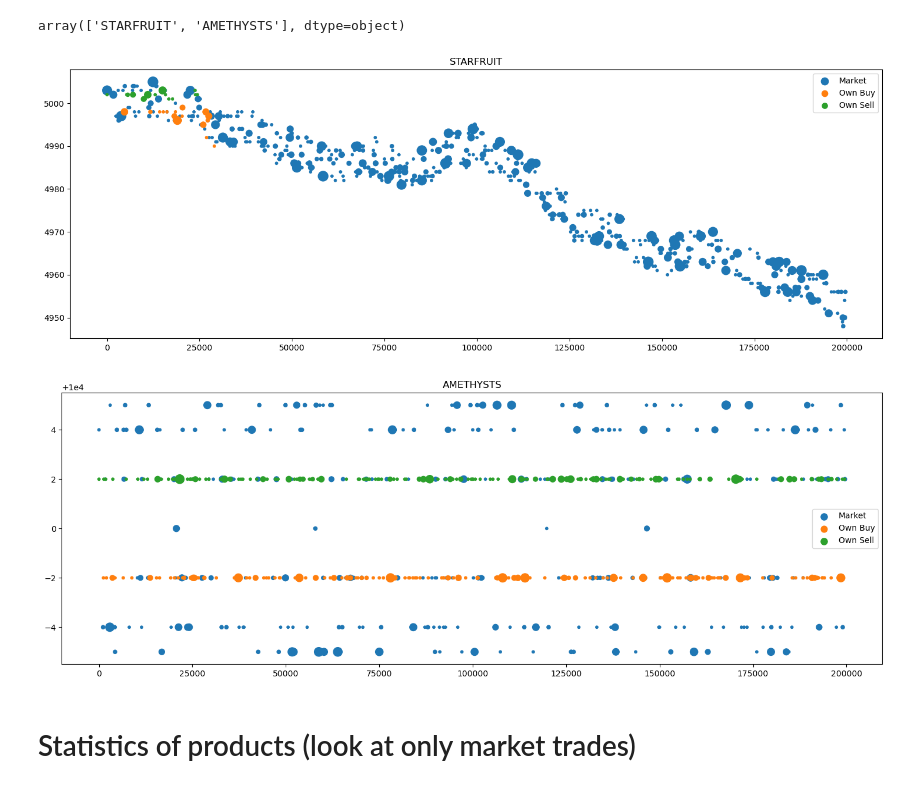
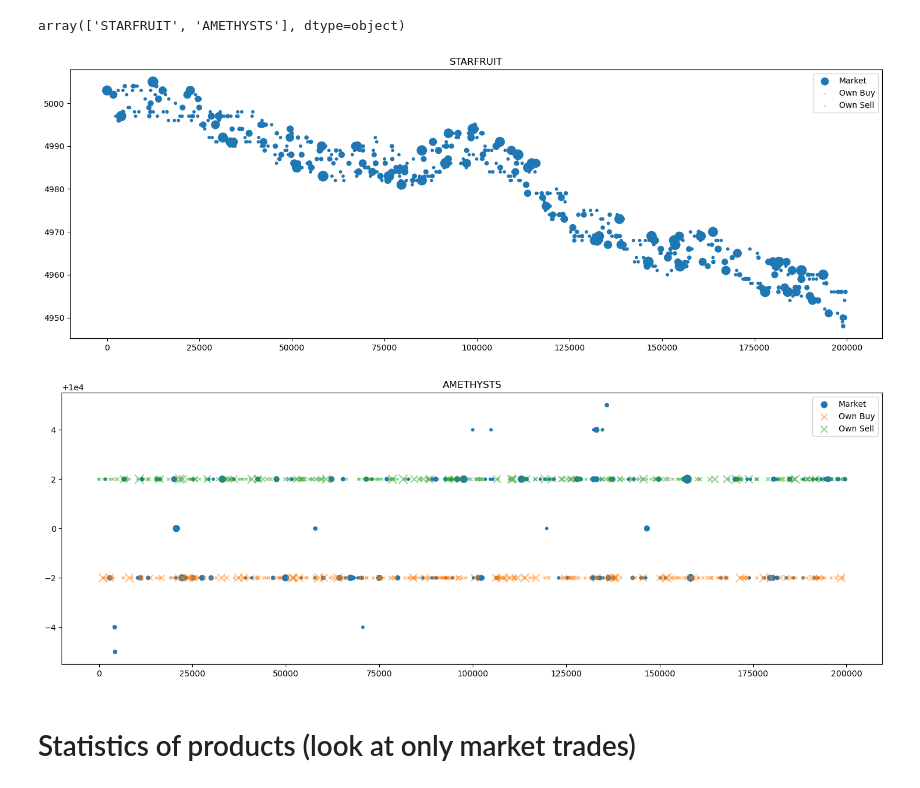
Before and after one commit to Meilism/IMC-Prosperity-Trading-Challenge, a Jupyter notebook: analysis_jm.ipynb, the cells around one changed output. Drawn from its saved outputs; the diff is of its cells as text; code cells hidden in the pictures.

```diff
--- a/analysis_jm.ipynb
+++ b/analysis_jm.ipynb
@@ -4,7 +4,7 @@
 import pandas as pd
 from matplotlib import pyplot as plt
 # %%
-log_file = 'data/simple_threshold.log'
+log_file = 'shared_data/static_market_making_AMETHYSTS_0.8_0.2.log'
 
 with open(log_file, 'r') as f:
     lines = f.readlines()
@@ -106,19 +106,19 @@ array(['STARFRUIT', 'AMETHYSTS'], dtype=object)
 # %%
 for symbol in products:
     market = market_trades[market_trades.symbol == symbol]
     own_buy = own_trades[(own_trades.symbol == symbol) & (own_trades.buyer == 'SUBMISSION')]
     own_sell = own_trades[(own_trades.symbol == symbol) & (own_trades.seller == 'SUBMISSION')]
 
     plt.figure(figsize=(18, 6))
     plt.scatter(market.timestamp, market.price, label='Market', s=10*market.quantity)
-    plt.scatter(own_buy.timestamp, own_buy.price, label='Own Buy', s=10*own_buy.quantity)
-    plt.scatter(own_sell.timestamp, own_sell.price, label='Own Sell', s=10*own_sell.quantity)
+    plt.scatter(own_buy.timestamp, own_buy.price, label='Own Buy', s=10*own_buy.quantity, marker='x', alpha=0.5)
+    plt.scatter(own_sell.timestamp, own_sell.price, label='Own Sell', s=10*own_sell.quantity, marker='x', alpha=0.5)
     plt.legend()
     plt.title(symbol)
     plt.show()
 # %% [output]
-[figure, old version]
+[figure, new version]
-[figure, old version]
+[figure, new version]
 # %% [markdown]
 # Statistics of products (look at only market trades)
 # %% [markdown]
```
Also changed, not shown: parts of 13 cells of this notebook, 4 other files.
